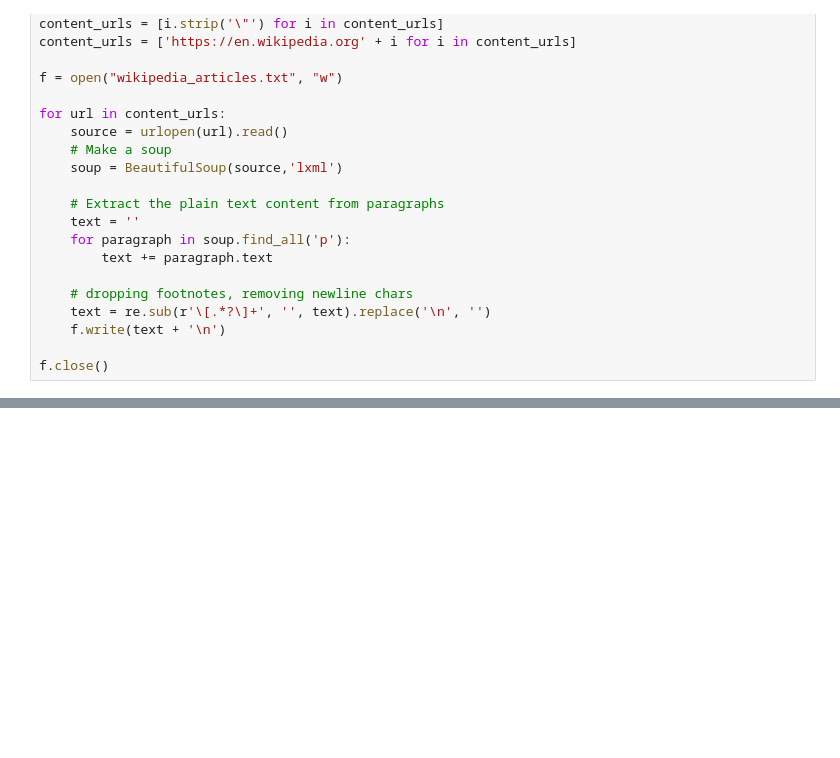
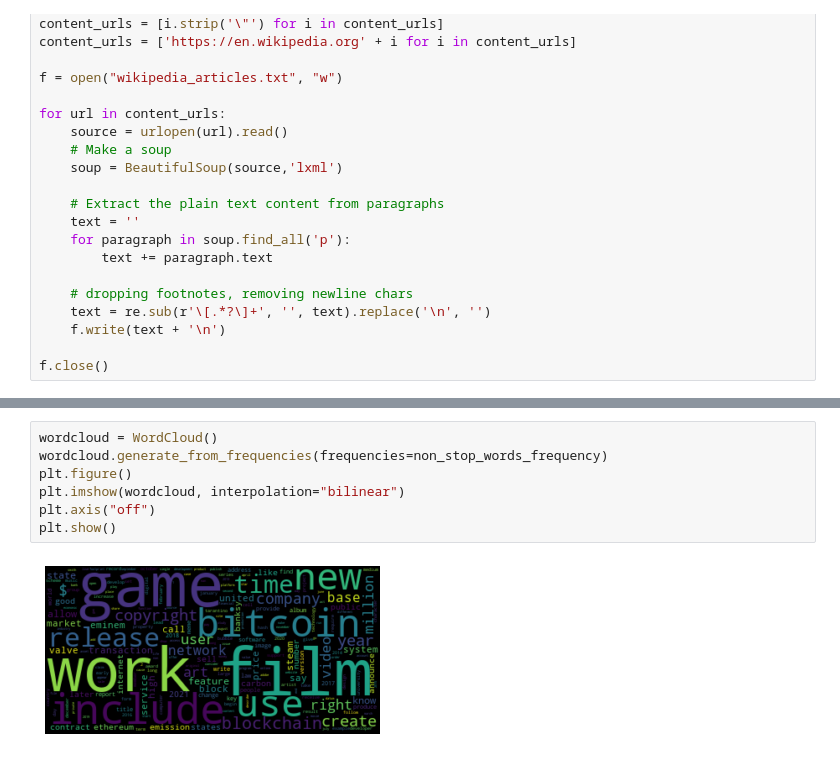
Before and after one commit to BenBadnani/NFT-tweet-sentiment-analyzer, a Jupyter notebook: Wikipedia_scraper.ipynb, the cells around one changed output, grey strips where cells are left out. Drawn from its saved outputs; the diff is of its cells as text; blank space fills up the shorter version.

Commit message:
Plotted wordcloud

```diff
--- a/Wikipedia_scraper.ipynb
+++ b/Wikipedia_scraper.ipynb
@@ -58,0 +61,9 @@ print(common_words)
+# %%
+wordcloud = WordCloud()
+wordcloud.generate_from_frequencies(frequencies=non_stop_words_frequency)
+plt.figure()
+plt.imshow(wordcloud, interpolation="bilinear")
+plt.axis("off")
+plt.show()
+# %% [output]
+[figure, added]
```
Also changed, not shown: parts of 5 cells of this notebook.
